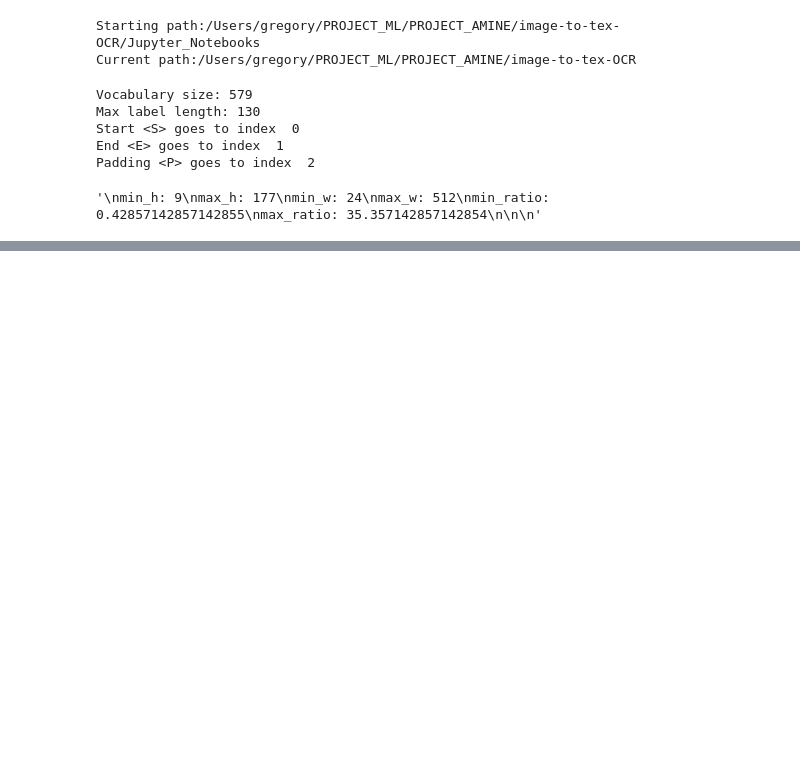
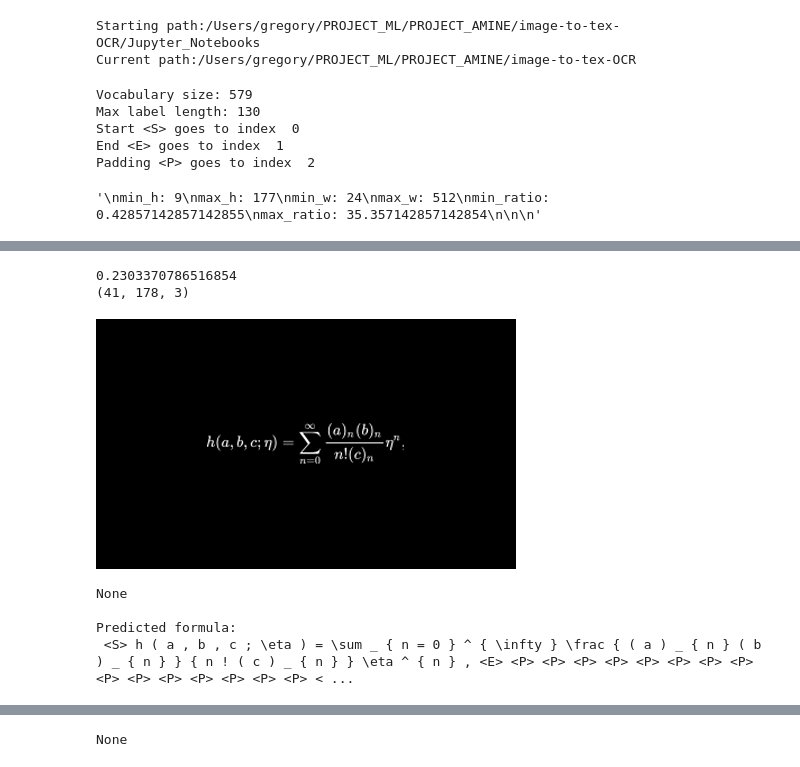
Before and after one commit to gmarus777/image-to-tex-OCR, a Jupyter notebook: Jupyter_Notebooks/LOCAL_INFERENCE.ipynb, the cells around one changed output, grey strips where cells are left out. Drawn from its saved outputs; the diff is of its cells as text; code cells hidden in the pictures; blank space fills up the shorter version.

```diff
--- a/Jupyter_Notebooks/LOCAL_INFERENCE.ipynb
+++ b/Jupyter_Notebooks/LOCAL_INFERENCE.ipynb
@@ -293,31 +347,48 @@ my_image= cv2.bitwise_not(my_image)
 
 
 #Thresholding
 #ret,my_image = cv2.threshold(my_image,127,255,cv2.THRESH_BINARY)
 
 
 non_zero = True
 
 # Find first non_zero pixel and crop to it
 if non_zero:
     positions = np.nonzero(my_image)
     top = positions[0].min()
     bottom = positions[0].max()
     left = positions[1].min()
     right = positions[1].max()
 
     my_image = cv2.rectangle(my_image, (left, top), (right, bottom), (0,0,0), 0)
 
+h,w,c = my_image.shape
+aspect = h/w
+print(h/w)
+
+if w>1200:
+    new_w = 1000
+    new_h = int(new_w*aspect)
+    my_image= cv2.resize(my_image, (new_w, new_h), interpolation= cv2.INTER_AREA)
 
 
 print(my_image.shape)
 
-my_image_tensor = dataset.image_transform_test_medium(image=np.array(my_image))['image'][:1]
+
+my_image_tensor = dataset.image_transform_test_small(image=np.array(my_image))['image'][:1]
 print(display(transform(my_image_tensor)))
 
 print('\nPredicted formula:')
 with torch.no_grad():
     model.eval()
     my_prediction =  model.predict(my_image_tensor.unsqueeze(0).to(dev))
 print(token_to_strings(my_prediction))
 print(display(Math(token_to_strings(my_prediction))))
+# %% [output]
+0.2303370786516854
+(41, 178, 3)
+[figure, added]
+None
+
+Predicted formula:
+ <S> h ( a , b , c ; \eta ) = \sum _ { n = 0 } ^ { \infty } \frac { ( a ) _ { n } ( b ) _ { n } } { n ! ( c ) _ { n } } \eta ^ { n } , <E> <P> <P> <P> <P> <P> <P> <P> <P> <P> <P> <P> <P> <P> <P> <P> < ...
@@ -324,3 +396,4 @@ print(display(Math(token_to_strings(my_prediction))))
+None
 # %%
 ### ALB
 
```
Also changed, not shown: parts of 18 cells of this notebook.
